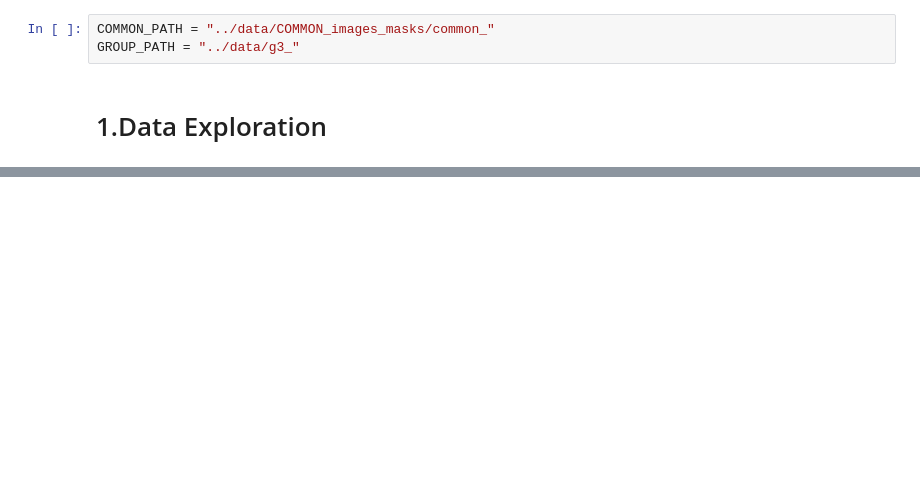
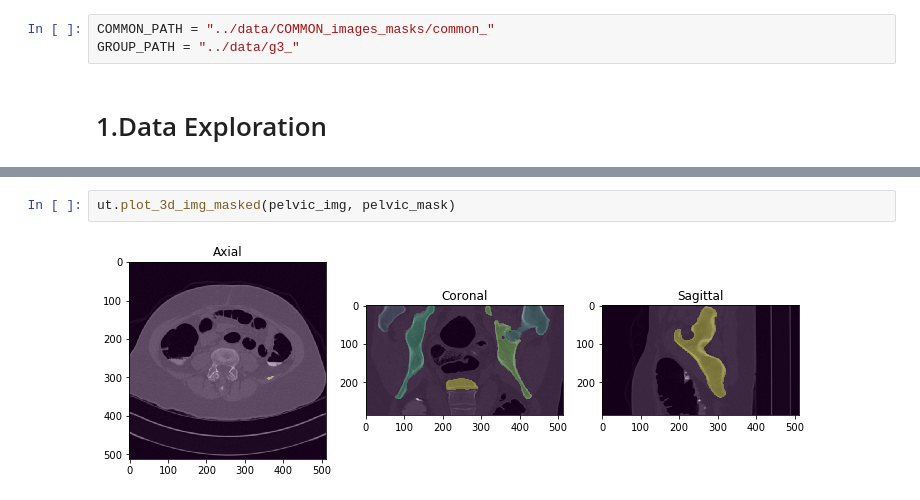
Before and after one commit to KenzaB27/segmentation-of-pelvic-bone, a Jupyter notebook: src/experiments.ipynb, the cells around one changed output, grey strips where cells are left out. Drawn from its saved outputs; the diff is of its cells as text; blank space fills up the shorter version.

```diff
--- a/src/experiments.ipynb
+++ b/src/experiments.ipynb
@@ -46,0 +25,4 @@ array([ 1.,  1.,  0.,  0.,  0.,  0.])
+# %%
+ut.plot_3d_img_masked(pelvic_img, pelvic_mask)
+# %% [output]
+[figure, added]
```
Also changed, not shown: parts of 20 cells of this notebook, 5 other files.
